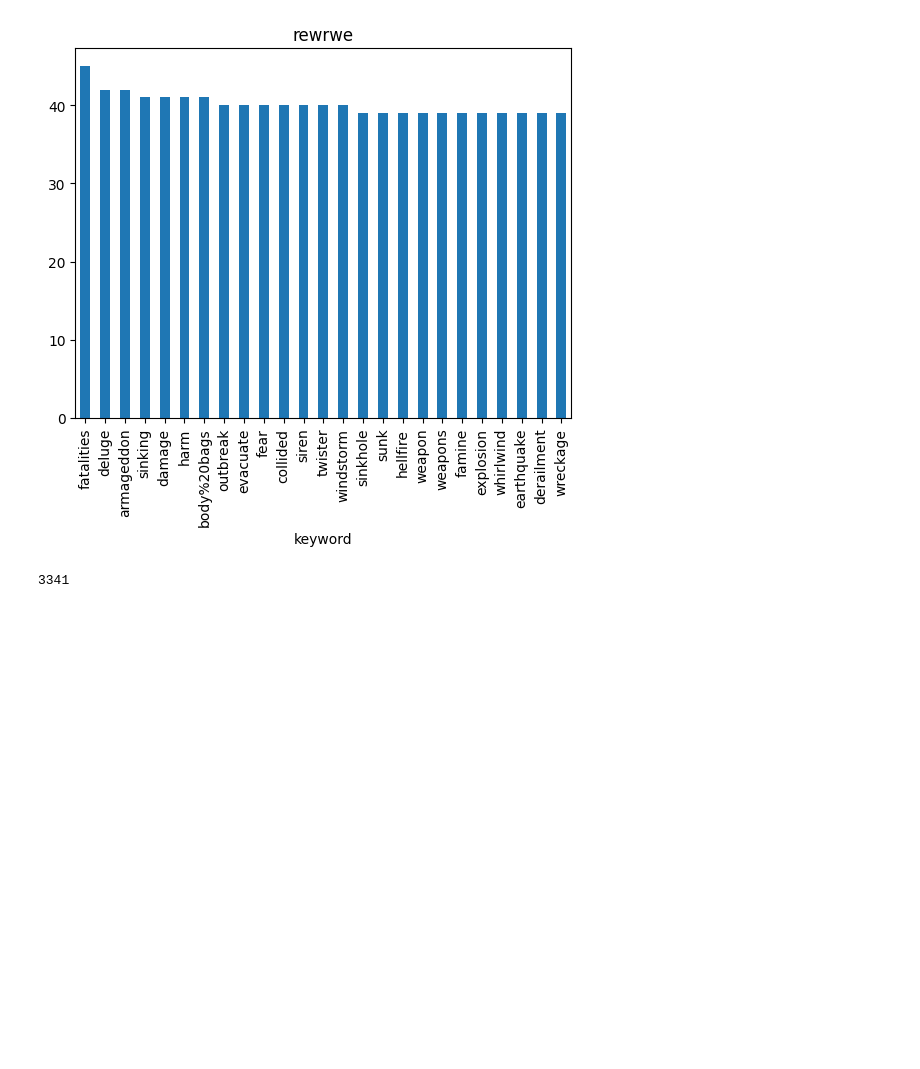
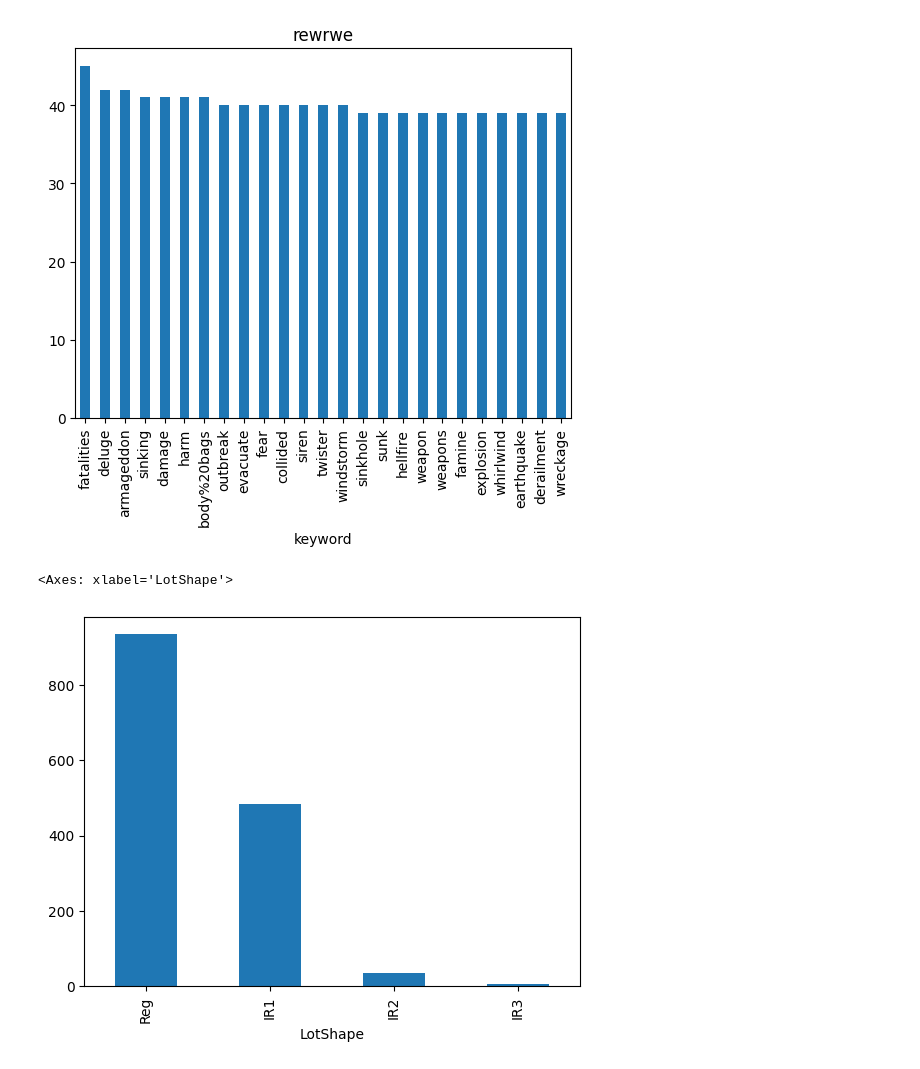
Before and after one commit to thickett/kaggle, a Jupyter notebook: disaster tweets/disaster_competition.ipynb, the cells around one changed output. Saved outputs shown, nothing was run; the diff lists cells and outputs as text; code cells hidden in the pictures; blank space fills up the shorter version.

```diff
--- a/disaster tweets/disaster_competition.ipynb
+++ b/disaster tweets/disaster_competition.ipynb
@@ -154,7 +154,10 @@ col.value_counts()[0:25].plot(kind="bar",title="rewrwe")
 # %% [output]
 <Axes: title={'center': 'rewrwe'}, xlabel='keyword'>
 [figure]
-# %%
-len(train_data["location"].value_counts())
-# %% [output]
-3341
+# %%
+test_data = pd.read_csv(r"C:\Users\callum\OneDrive\Desktop\projects\kaggle\House Prices\test.csv")
+# %%
+test_data["LotShape"].value_counts().plot(kind="bar")
+# %% [output]
+<Axes: xlabel='LotShape'>
+[figure, added]
```
Also changed, not shown: 1 other file.
